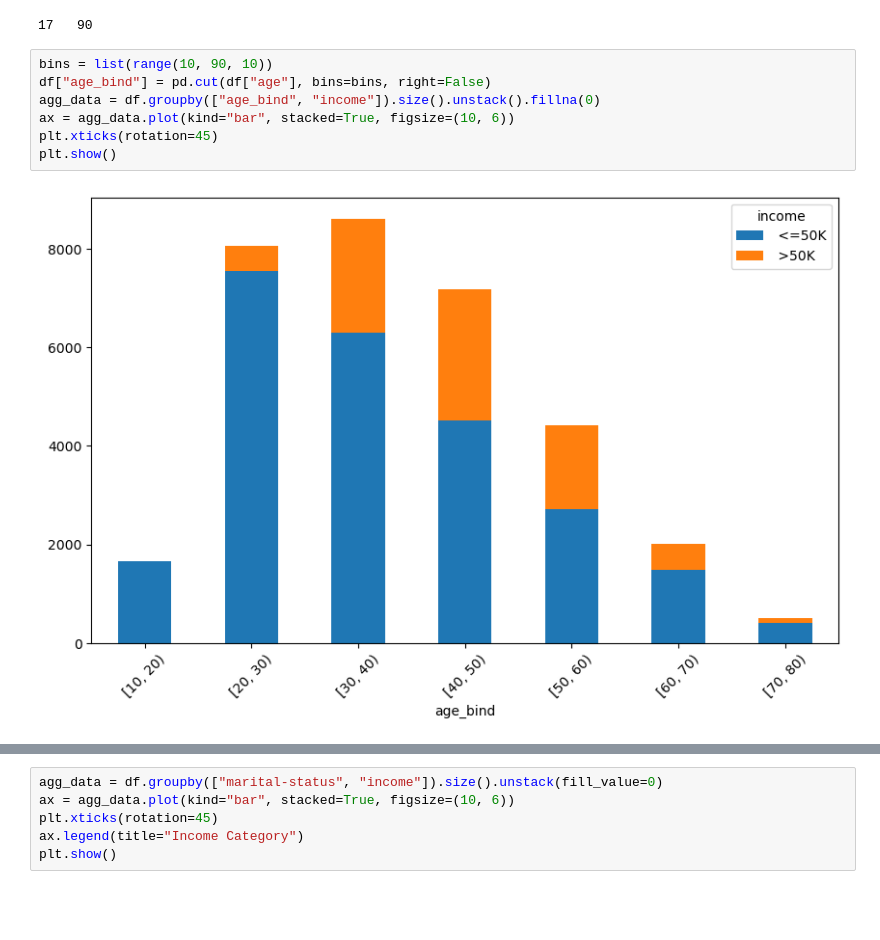
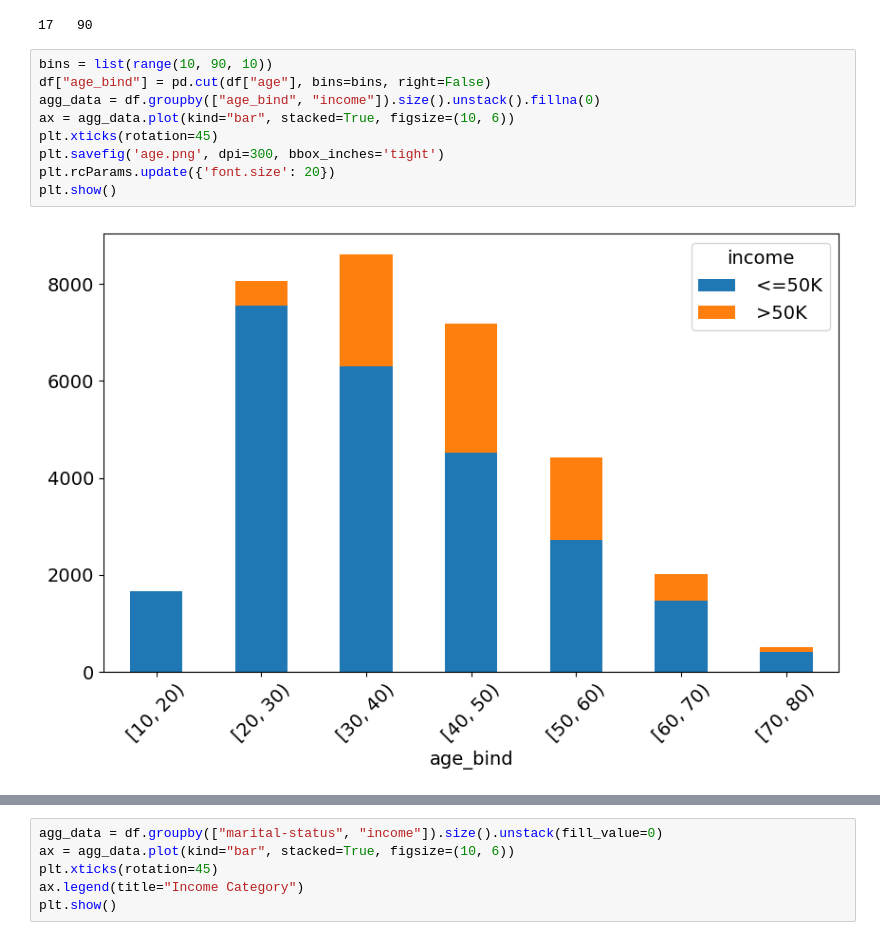
Before and after one commit to kienlacmai/ML-Adult-Census-Income-Analysis, a Jupyter notebook: graphing.ipynb, the cells around one changed output, grey strips where cells are left out. Cells and saved outputs as stored; diff of their text form; blank space fills up the shorter version.

```diff
--- a/graphing.ipynb
+++ b/graphing.ipynb
@@ -92,9 +92,11 @@ print(df["age"].min(), " ", df["age"].max())
 # %%
 bins = list(range(10, 90, 10))
 df["age_bind"] = pd.cut(df["age"], bins=bins, right=False)
 agg_data = df.groupby(["age_bind", "income"]).size().unstack().fillna(0)
 ax = agg_data.plot(kind="bar", stacked=True, figsize=(10, 6))
 plt.xticks(rotation=45)
+plt.savefig('age.png', dpi=300, bbox_inches='tight')
+plt.rcParams.update({'font.size': 20})
 plt.show()
 # %% [output]
-[figure, old version]
+[figure, new version]
```
Also changed, not shown: parts of 3 cells of this notebook, 3 other files.
